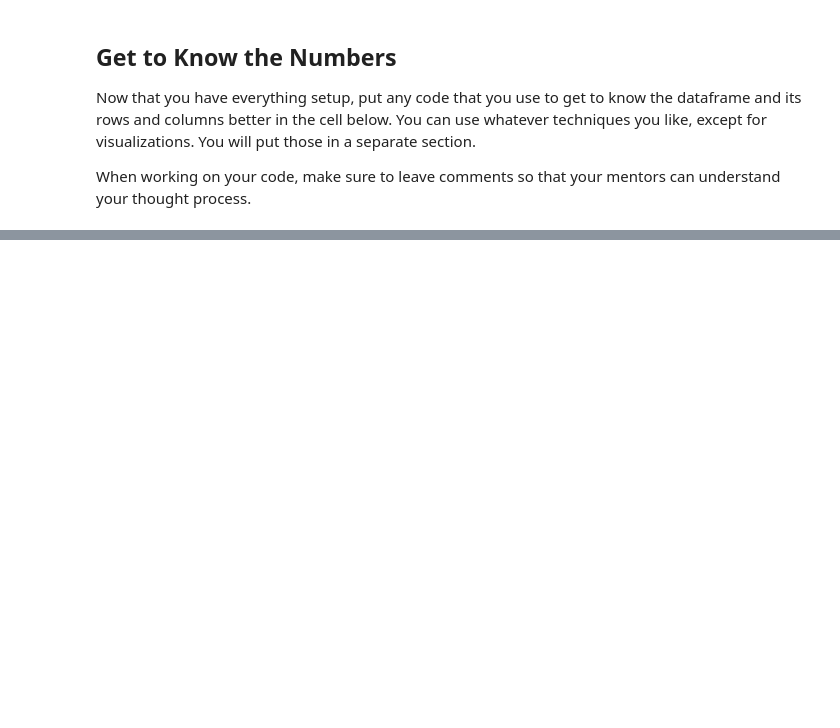
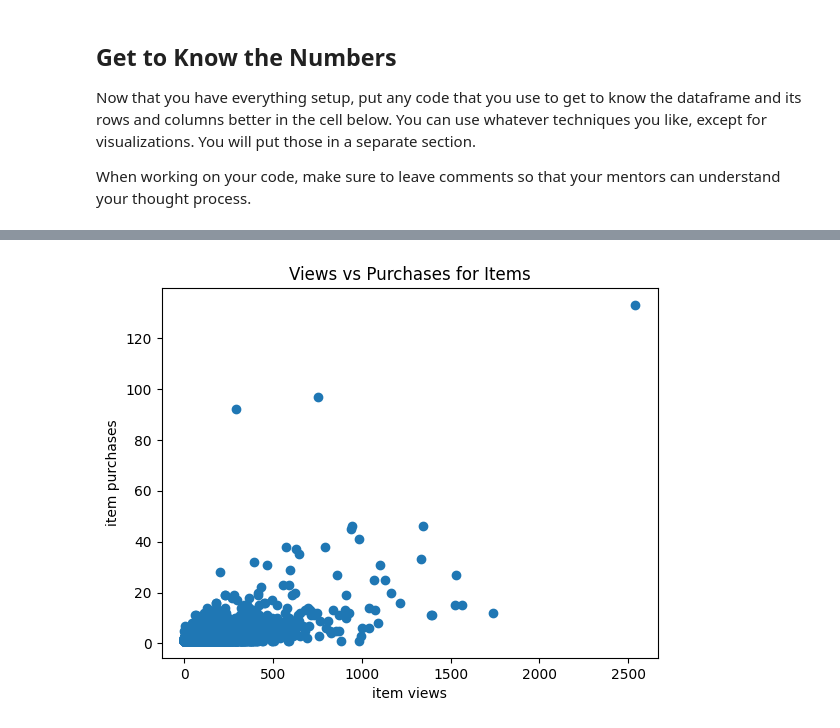
Before and after one commit to john1jung/eda-checkpoint, a Jupyter notebook: checkpoint-two.ipynb, the cells around one changed output, grey strips where cells are left out. Cells and saved outputs as stored; diff of their text form; code cells hidden in the pictures; blank space fills up the shorter version.

```diff
--- a/checkpoint-two.ipynb
+++ b/checkpoint-two.ipynb
@@ -199,0 +175,14 @@ df['item_type'].value_counts().plot(kind='bar')
+# %%
+#I'm going to add fields to the items_df in order to plot relationships between customer behaviors events:
+#High Ratios here indicate power customers and low ratios indicate uncertain customers.
+
+#Purchases / Views
+items_df['purchase_view_ratio']=(items_df['item_purchases']/items_df['item_views'])
+#Adds / Purchases
+items_df['add_purchase_ratio'] = (items_df['item_adds']/items_df['item_purchases'])
+#Add / Views
+items_df['add_view_ratio'] = (items_df['item_adds']/items_df['item_views'])
+
+#Examine the table by descending order of purchase to view ratio
+items_df = items_df.sort_values(['purchase_view_ratio'], ascending=[ False])
+items_df.head(10)
@@ -199,0 +201,14 @@ df['item_type'].value_counts().plot(kind='bar')
+# %%
+#Here I plot Views Vs. Purchases
+
+#There's a general, albeit somewhat weak relationship between item views and buys
+#There's also 3 outlier items that are purchased more than others.
+plt.scatter(items_df['item_views'], items_df['item_purchases'])
+
+plt.xlabel("item views")
+plt.ylabel("item purchases")
+plt.title("Views vs Purchases for Items")
+
+plt.show()
+# %% [output]
+[figure, added]
```
Also changed, not shown: parts of 29 cells of this notebook, 3 other files.
